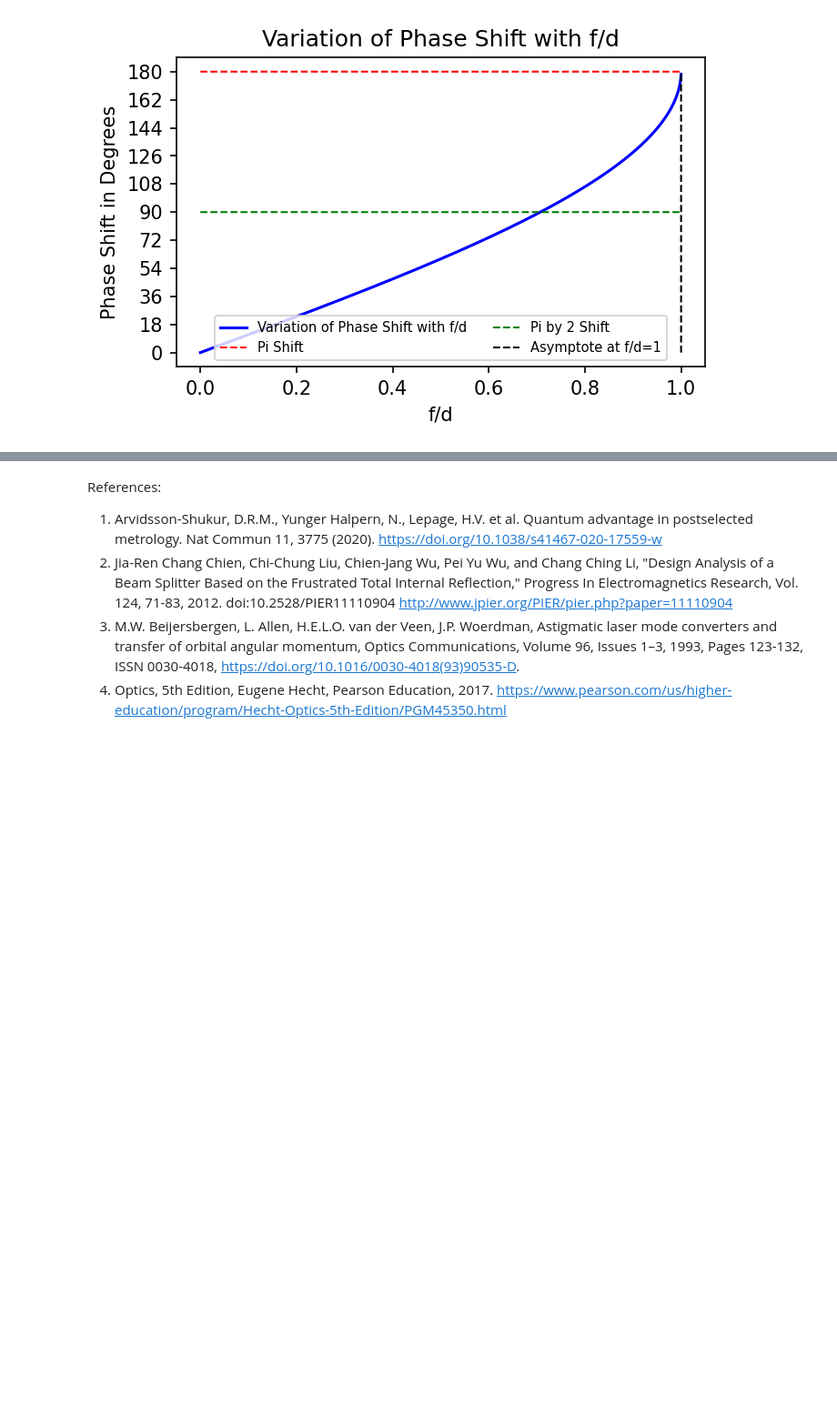
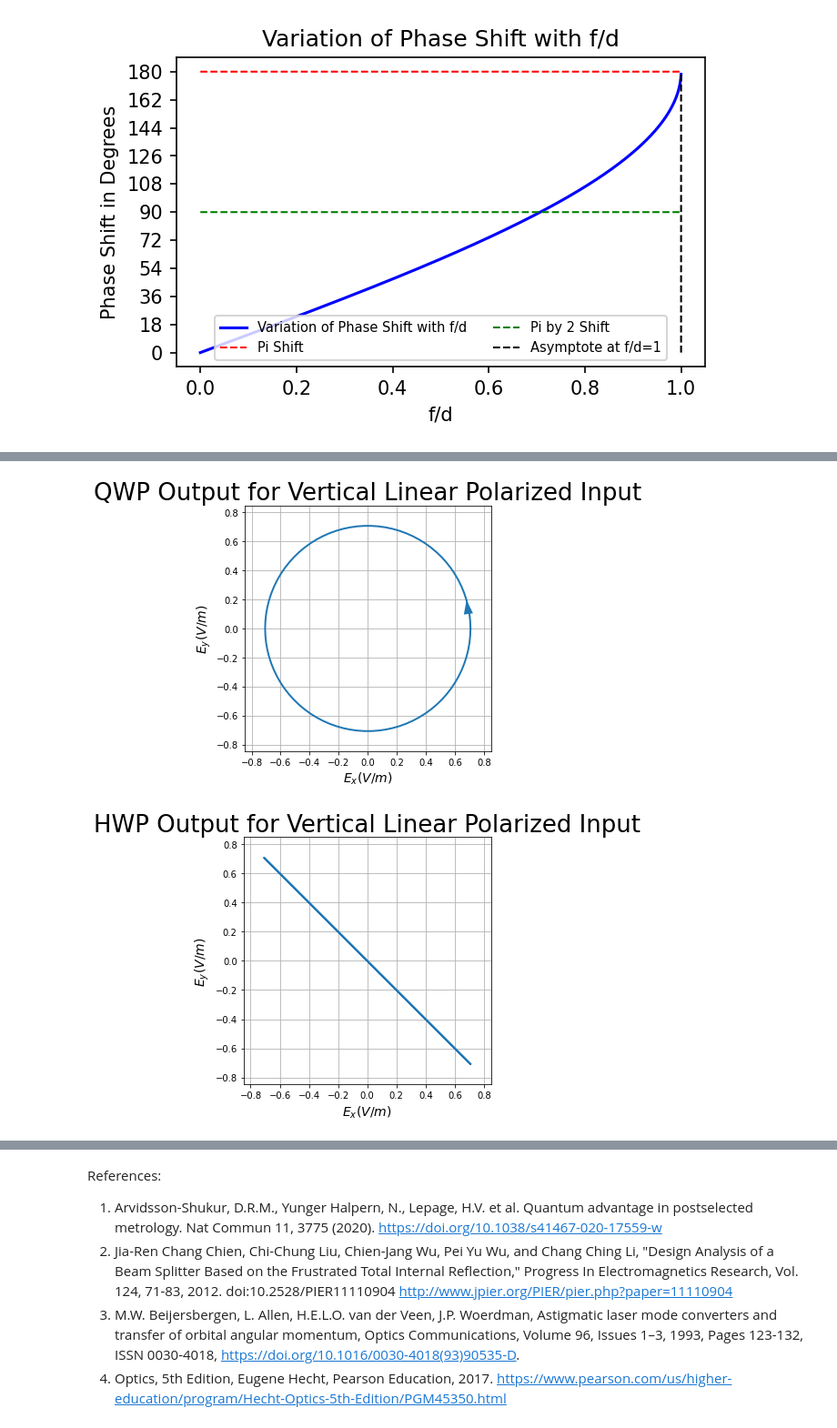
Before and after one commit to sachinpteli/classical_entanglement, a Jupyter notebook: classical_entanglement.ipynb, the cells around one changed output, grey strips where cells are left out. Shown at 91% size. Cells and saved outputs as stored; diff of their text form; code cells hidden in the pictures; blank space fills up the shorter version.

```diff
--- a/classical_entanglement.ipynb
+++ b/classical_entanglement.ipynb
@@ -445,3 +467,22 @@ half_waveplate @ 22.50 deg =
+# %%
+linear_p_v_state=np.reshape(S1.M, (4,))
+QWP=np.reshape(M1.M, (4,4))
+HWP=np.reshape(M2.M, (4,4))
+
+qwp_output=np.matmul(QWP, linear_p_v_state)
+qwp_output=tuple(qwp_output.tolist())
+S2=Stokes("QWP Output for Vertical Linear Polarized Input")
+S2.from_components(qwp_output)
+axis, fig = S2.draw_ellipse(draw_arrow=True, figsize=(7,7))
+
+hwp_output=np.matmul(HWP, linear_p_v_state)
+hwp_output=tuple(hwp_output.tolist())
+S3=Stokes("HWP Output for Vertical Linear Polarized Input")
+S3.from_components(hwp_output)
+axis, fig = S3.draw_ellipse(draw_arrow=True, figsize=(7,7))
+# %% [output]
+[figure, added]
+[figure, added]
 # %% [markdown]
 ### Polarizing Beam Splitters
 Just like MBS, Polarizing beam splitter split their inputs into the two orthogonal polarization states. Most common type is a Polarizing cube, that works like a beam splitter cube, splitting the incident beams into two part, but orthonal polarizations. To do so, it uses Brewster's Law. The polaring cube is made of of multiple sheets of dielectric material. The reflected beams from the multiple sheets collectively form one of the two emergent beams and similarly for the refracted beams.
```
Also changed, not shown: parts of 6 cells of this notebook.
